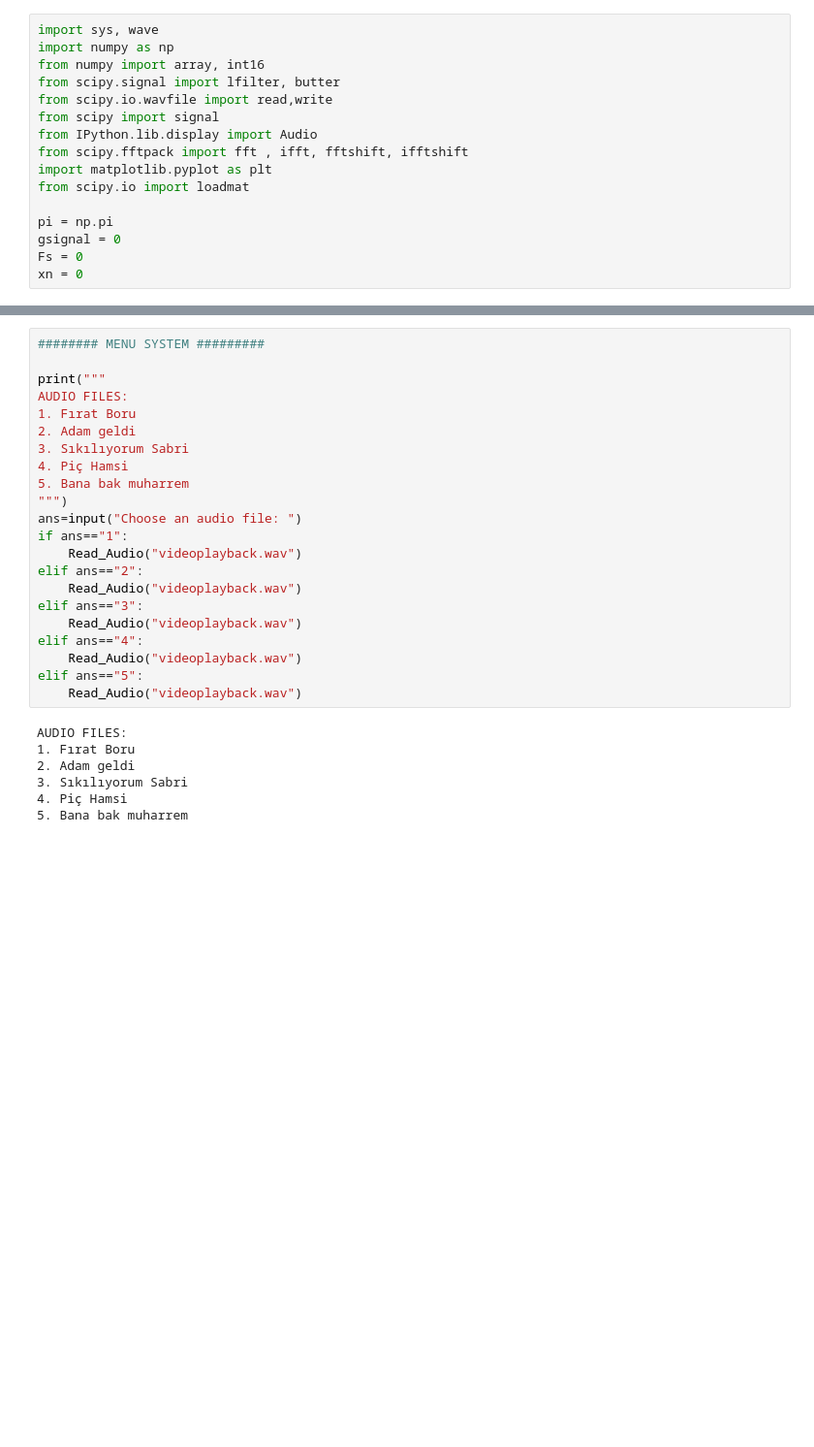
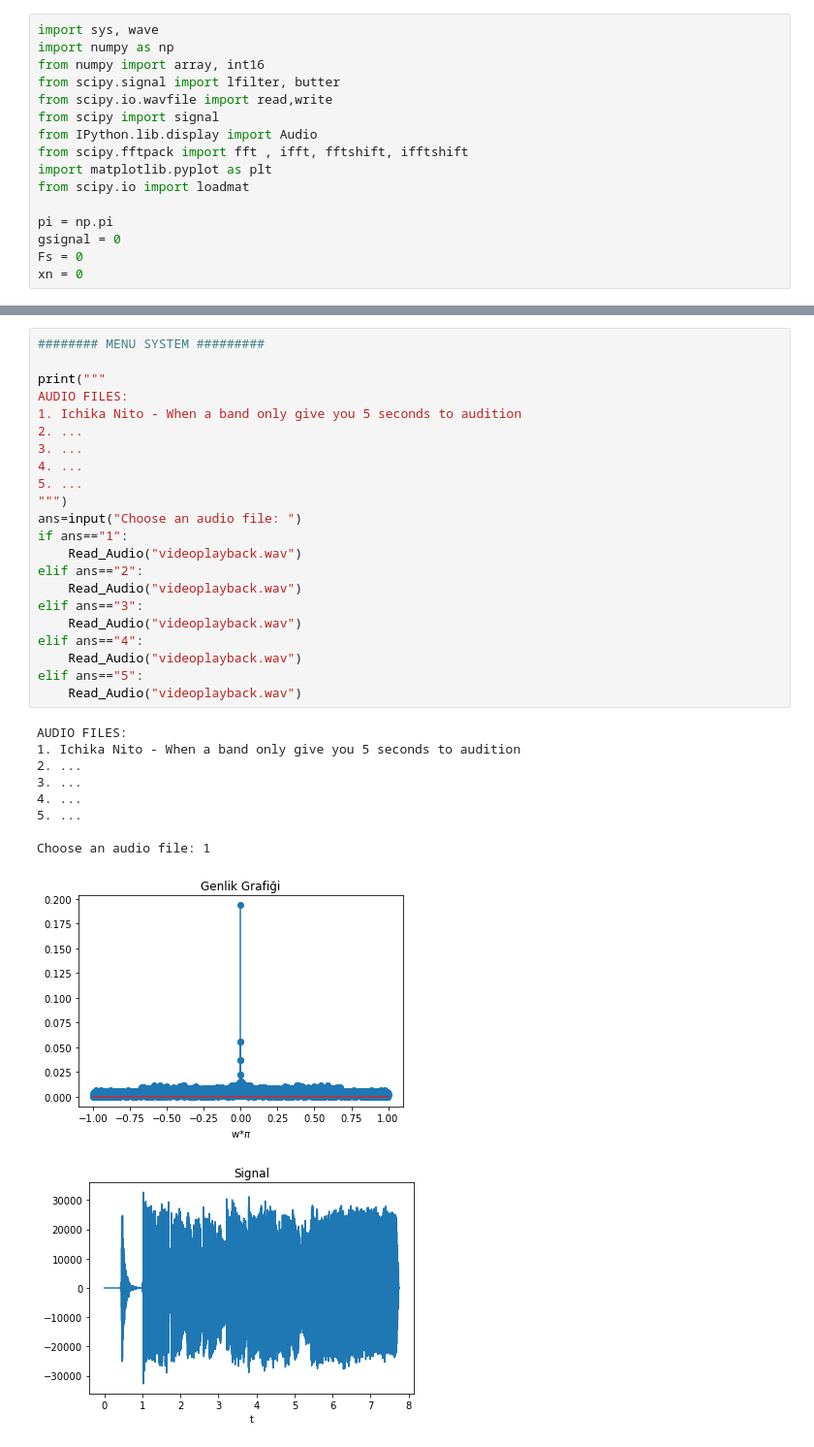
Before and after one commit to farukomeraydin/DSP-Equalizer, a Jupyter notebook: test_project.ipynb, the cells around one changed output, grey strips where cells are left out. Shown at 97% size. Drawn from its saved outputs; the diff is of its cells as text; blank space fills up the shorter version.

```diff
--- a/test_project.ipynb
+++ b/test_project.ipynb
@@ -182,32 +178,36 @@ def choice_plot(ans):
 # %%
 ######## MENU SYSTEM #########
 
 print("""
 AUDIO FILES:
-1. Fırat Boru
-2. Adam geldi
-3. Sıkılıyorum Sabri
-4. Piç Hamsi
-5. Bana bak muharrem
+1. Ichika Nito - When a band only give you 5 seconds to audition
+2. ...
+3. ...
+4. ...
+5. ...
 """)
 ans=input("Choose an audio file: ")
 if ans=="1":
     Read_Audio("videoplayback.wav")
 elif ans=="2":
     Read_Audio("videoplayback.wav")
 elif ans=="3":
     Read_Audio("videoplayback.wav")
 elif ans=="4":
     Read_Audio("videoplayback.wav")
 elif ans=="5":
     Read_Audio("videoplayback.wav")
 # %% [output]
 AUDIO FILES:
-1. Fırat Boru
-2. Adam geldi
-3. Sıkılıyorum Sabri
-4. Piç Hamsi
-5. Bana bak muharrem
+1. Ichika Nito - When a band only give you 5 seconds to audition
+2. ...
+3. ...
+4. ...
+5. ...
+
+Choose an audio file: 1
+[figure, added]
+[figure, added]
 # %%
 ans = True
 while ans:
```
Also changed, not shown: parts of 2 cells of this notebook.
